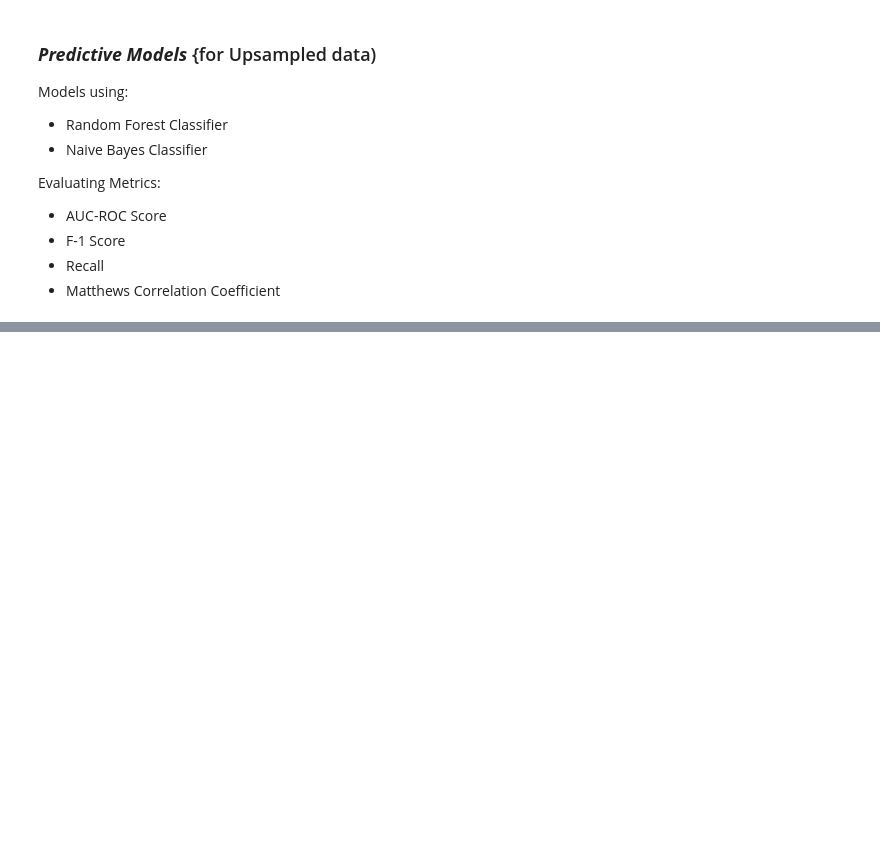
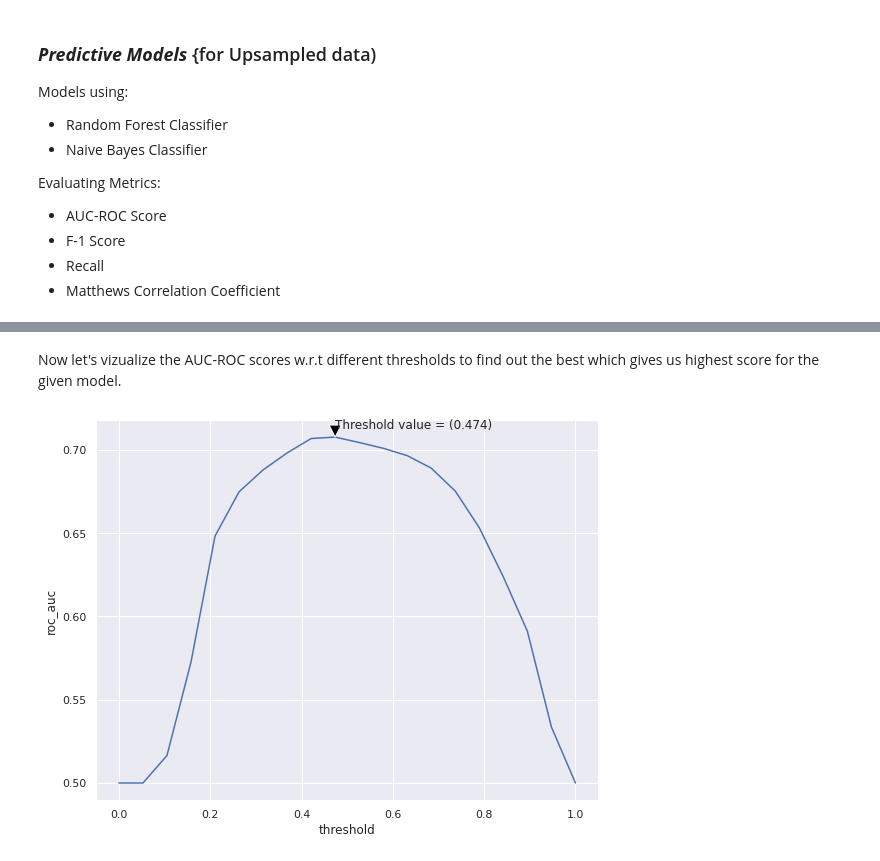
Before and after one commit to GuptaRitik/Marketing-Effectiveness-Prediction, a Jupyter notebook: Bank_Marketing_Effectiveness_Prediction_Capstone_Project.ipynb, the cells around one changed output, grey strips where cells are left out. Saved outputs shown, nothing was run; the diff lists cells and outputs as text; code cells hidden in the pictures; blank space fills up the shorter version.

```diff
--- a/Bank_Marketing_Effectiveness_Prediction_Capstone_Project.ipynb
+++ b/Bank_Marketing_Effectiveness_Prediction_Capstone_Project.ipynb
@@ -947,0 +1003,6 @@ Evaluating Metrics:
+# %% [markdown]
+Now let's vizualize the AUC-ROC scores w.r.t different thresholds to find out the best which gives us highest score for the given model.
+# %%
+thresh_finder(rf_gs, x_test_sm, y_test_sm)
+# %% [output]
+[figure, added]
```
Also changed, not shown: parts of 18 cells of this notebook.
